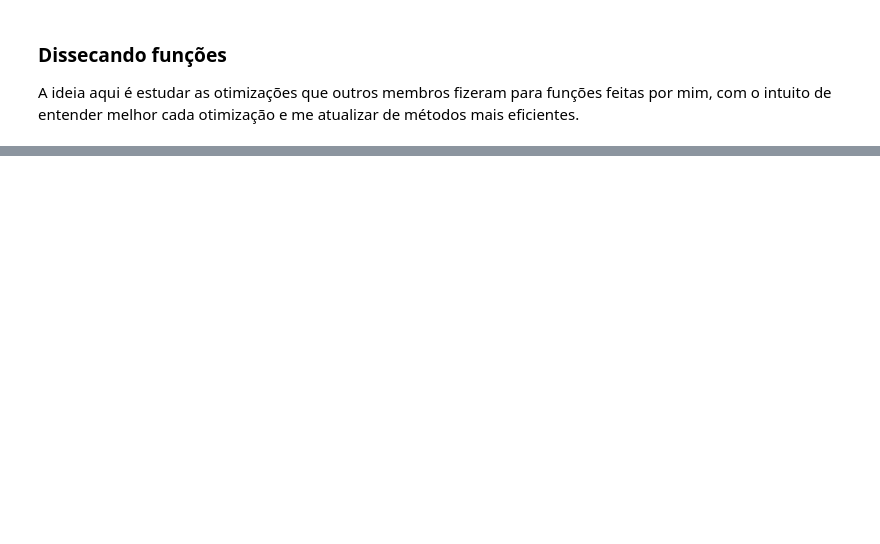
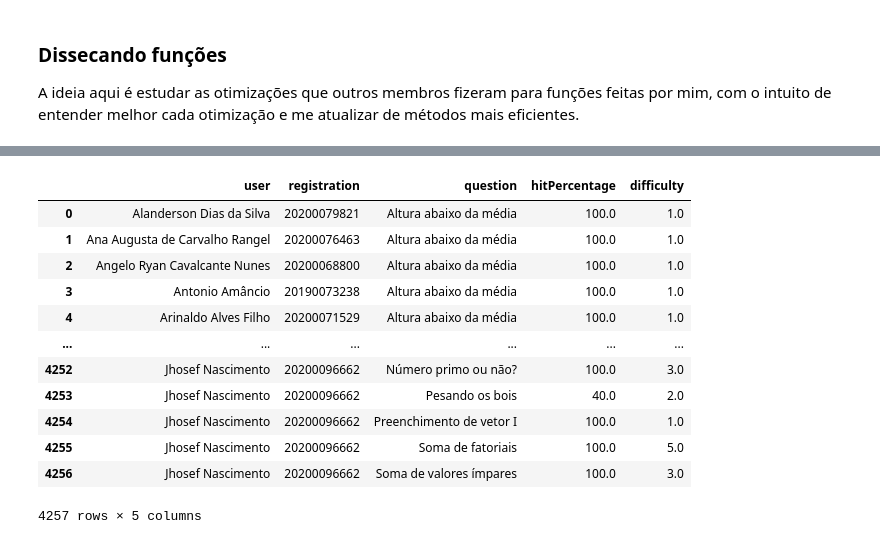
Before and after one commit to ilj132/lop_datascience, a Jupyter notebook: Projeto_LoP_DataScience.ipynb, the cells around one changed output, grey strips where cells are left out. Saved outputs shown, nothing was run; the diff lists cells and outputs as text; code cells hidden in the pictures; blank space fills up the shorter version.

```diff
--- a/Projeto_LoP_DataScience.ipynb
+++ b/Projeto_LoP_DataScience.ipynb
@@ -850,0 +858,2 @@ def graph_days_spent_difficulty(df_submission,df_question_data,df_lop_lists):#Hi
+# %%
+df_lop_lists = lop_lists(turma)
@@ -850,0 +897,4 @@ def graph_days_spent_difficulty(df_submission,df_question_data,df_lop_lists):#Hi
+# %%
+df_submission = lop_submission(pd.DataFrame(turma, columns = ['id_class']))
+# %%
+df_performance = df_submission.groupby(['user','registration','question'])['hitPercentage'].max().reset_index()
@@ -850,0 +915,2 @@ def graph_days_spent_difficulty(df_submission,df_question_data,df_lop_lists):#Hi
+# %%
+df_questions_selected2 = df_questions_selected.groupby(['difficulty','question'])['id_list'].count().reset_index().copy()
@@ -850,0 +940,16 @@ def graph_days_spent_difficulty(df_submission,df_question_data,df_lop_lists):#Hi
+# %%
+df_performance2 = pd.merge(df_performance, df_questions_selected2.drop(columns='id_list') , on='question')
+# %% [output]
+|  | user | registration | question | hitPercentage | difficulty |
+| 0 | Alanderson Dias da Silva | 20200079821 | Altura abaixo da média | 100.0 | 1.0 |
+| 1 | Ana Augusta de Carvalho Rangel | 20200076463 | Altura abaixo da média | 100.0 | 1.0 |
+| 2 | Angelo Ryan Cavalcante Nunes | 20200068800 | Altura abaixo da média | 100.0 | 1.0 |
+| 3 | Antonio Amâncio | 20190073238 | Altura abaixo da média | 100.0 | 1.0 |
+| 4 | Arinaldo Alves Filho | 20200071529 | Altura abaixo da média | 100.0 | 1.0 |
+| ... | ... | ... | ... | ... | ... |
+| 4252 | Jhosef Nascimento | 20200096662 | Número primo ou não? | 100.0 | 3.0 |
+| 4253 | Jhosef Nascimento | 20200096662 | Pesando os bois | 40.0 | 2.0 |
+| 4254 | Jhosef Nascimento | 20200096662 | Preenchimento de vetor I | 100.0 | 1.0 |
+| 4255 | Jhosef Nascimento | 20200096662 | Soma de fatoriais | 100.0 | 5.0 |
+| 4256 | Jhosef Nascimento | 20200096662 | Soma de valores ímpares | 100.0 | 3.0 |
+4257 rows × 5 columns
```
Also changed, not shown: parts of 34 cells of this notebook.
